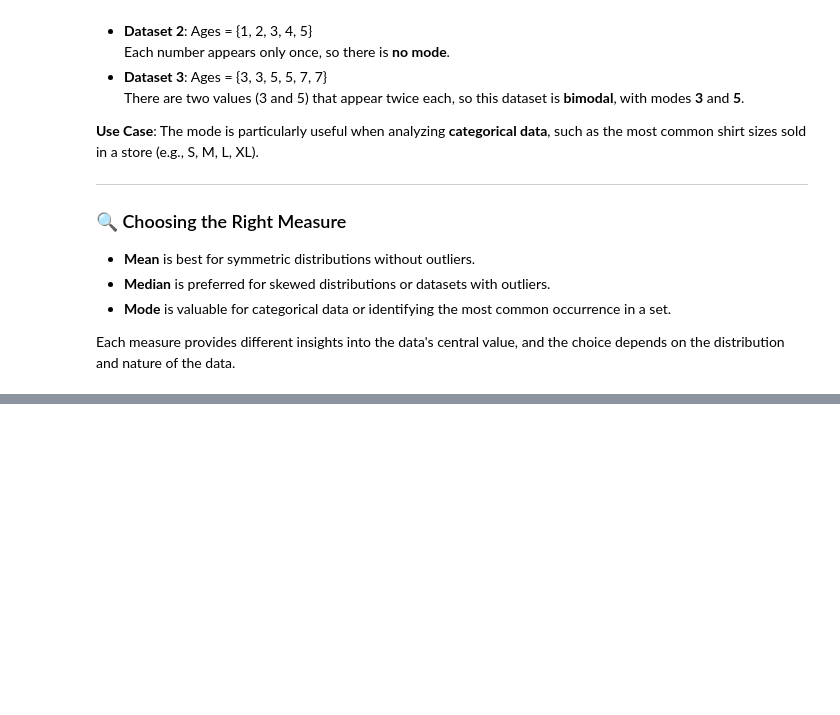
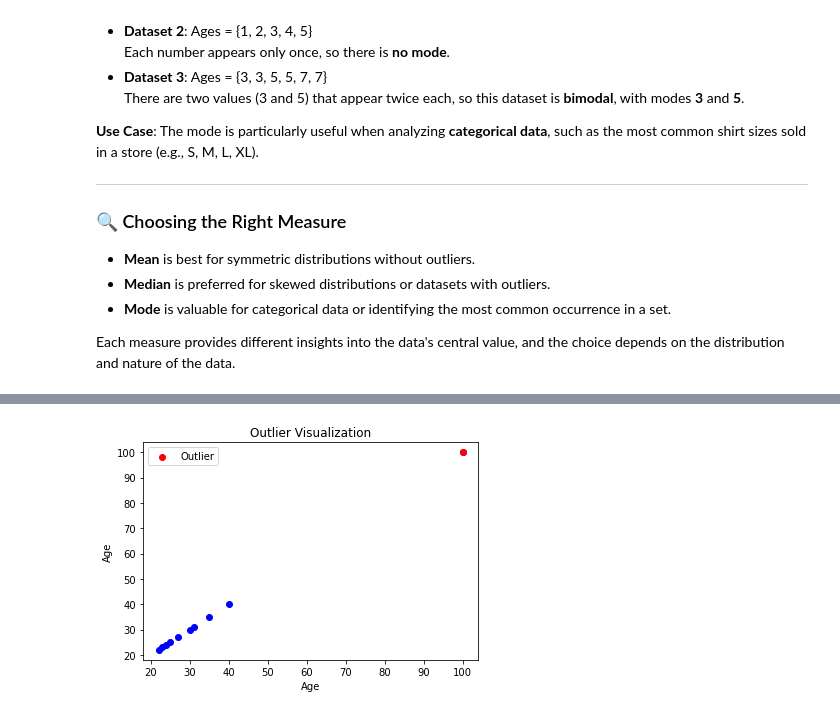
Before and after one commit to amitava-0304/statistics, a Jupyter notebook: Measures of Central Tendency.ipynb, the cells around one changed output, grey strips where cells are left out. Saved outputs shown, nothing was run; the diff lists cells and outputs as text; code cells hidden in the pictures; blank space fills up the shorter version.

```diff
--- a/Measures of Central Tendency.ipynb
+++ b/Measures of Central Tendency.ipynb
@@ -78,0 +90,22 @@ If <strong>N</strong> is even, the median is the average of the two middle numbe
+# %%
+import matplotlib.pyplot as plt
+
+# Data
+ages = [22, 23, 24, 25,27,30,31, 35,40,100]
+
+# Scatter plot
+plt.scatter(ages, ages, color='blue')
+
+# Marking the outlier
+plt.scatter(100, 100, color='red', label='Outlier')
+
+# Labels and title
+plt.xlabel('Age')
+plt.ylabel('Age')
+plt.title('Outlier Visualization')
+plt.legend()
+
+# Display the plot
+plt.show()
+# %% [output]
+[figure, added]
```
Also changed, not shown: parts of 1 cell of this notebook.
